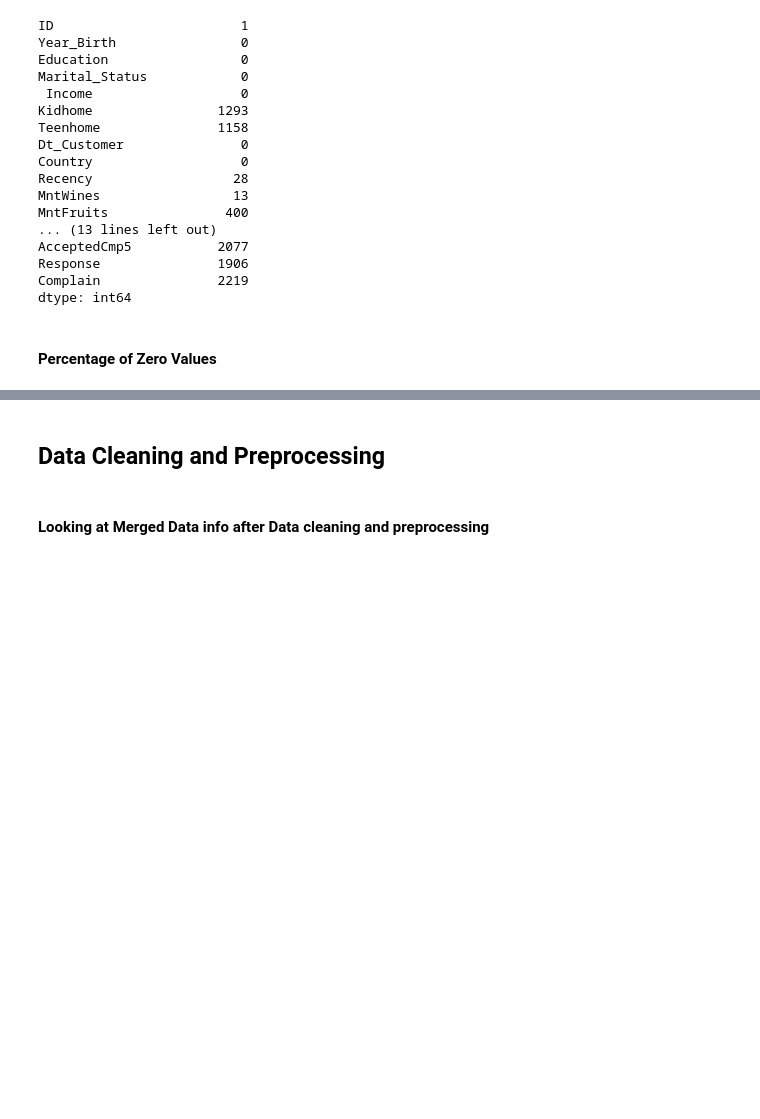
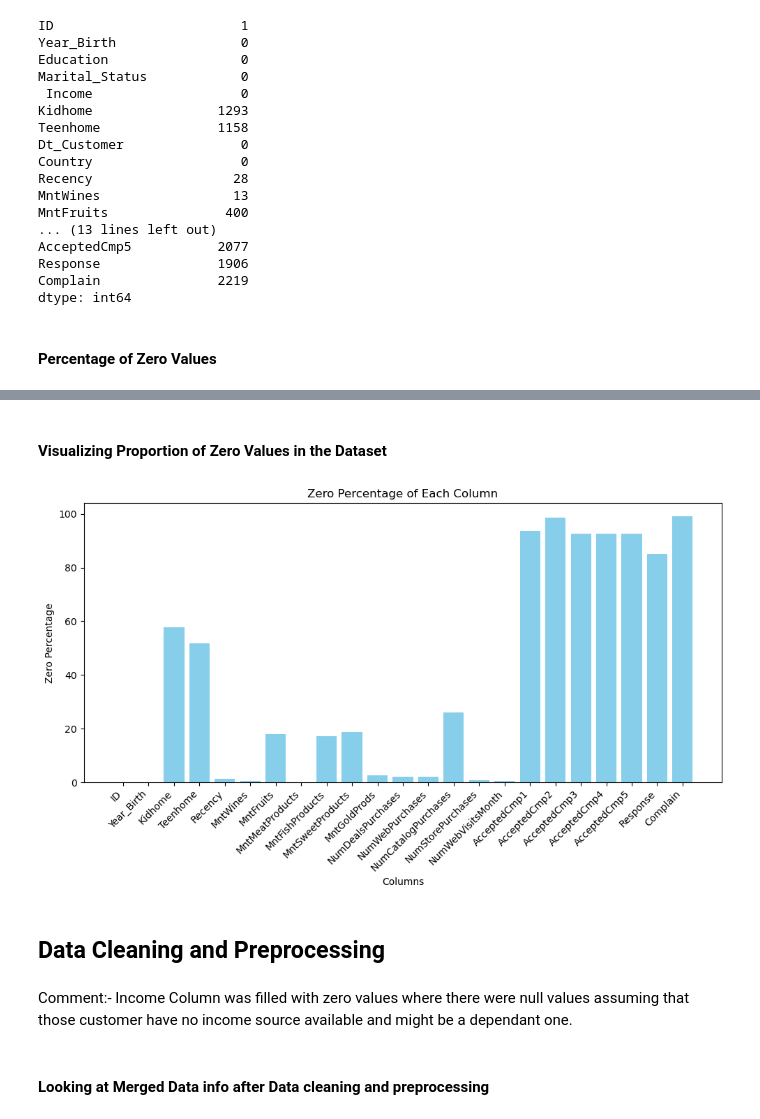
Before and after one commit to Vrush1102/Capstone-Project, a Jupyter notebook: Capstone.ipynb, the cells around one changed output, grey strips where cells are left out. Saved outputs shown, nothing was run; the diff lists cells and outputs as text; code cells hidden in the pictures; blank space fills up the shorter version.

```diff
--- a/Capstone.ipynb
+++ b/Capstone.ipynb
@@ -434,3 +452,19 @@ zero_df
+# %% [markdown]
+#### Visualizing Proportion of Zero Values in the Dataset
+# %%
+# Plot bar chart
+plt.figure(figsize=(10, 6))
+plt.bar(zero_df['Column'], zero_df['Zero Percentage'], color='skyblue')
+plt.title('Zero Percentage of Each Column')
+plt.xlabel('Columns')
+plt.ylabel('Zero Percentage')
+plt.xticks(rotation=45, ha='right')
+plt.tight_layout()
+
+# Show plot
+plt.show()
+# %% [output]
+[figure, added]
 # %% [markdown]
 ## Data Cleaning and Preprocessing
 # %%
@@ -442,6 +476,8 @@ merged_df = merged_df.rename(columns={' Income ': 'Income_$'})
 # %%
 # Cleaning Income column and imputing null values with zero assuming they don't have any income source
 merged_df['Income_$'] =(merged_df['Income_$'].str.replace('[$,]', '', regex=True).str.strip().replace('', pd.NA).astype(float).fillna(0).astype(int))
+# %% [markdown]
+Comment:- Income Column was filled with zero values where there were null values assuming that those customer have no income source available and might be a dependant one.
 # %% [markdown]
 #### Looking at Merged Data info after Data cleaning and preprocessing
 # %%
```
Also changed, not shown: parts of 57 cells of this notebook.
